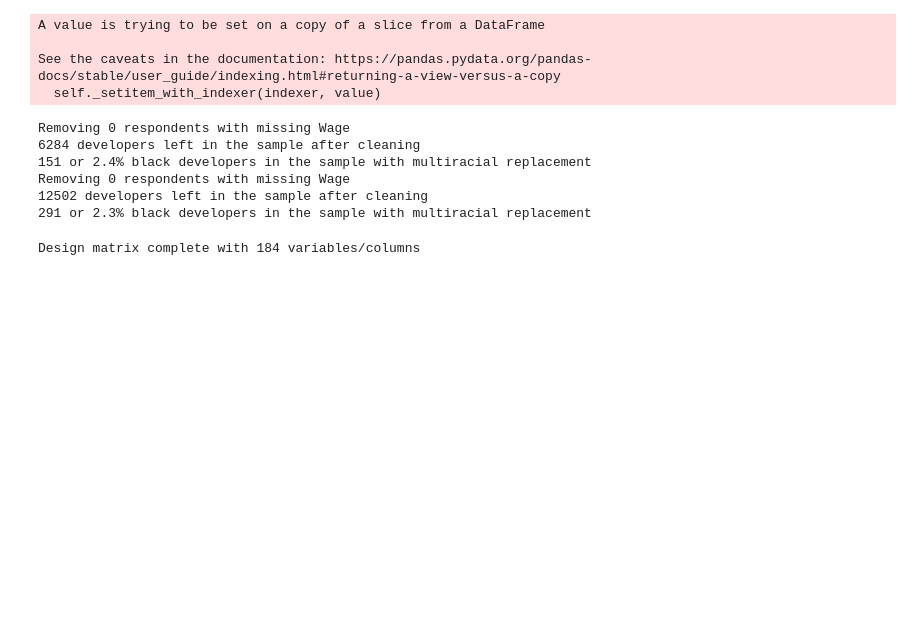
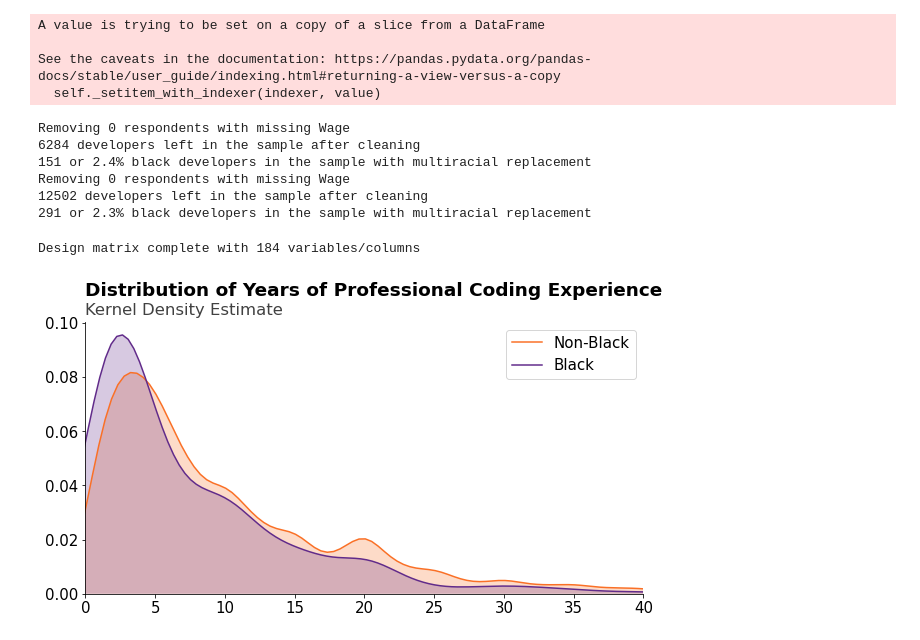
Before and after one commit to whoisnnamdi/black-dev-2020, a Jupyter notebook: code/representation.ipynb, the cells around one changed output. Drawn from its saved outputs; the diff is of its cells as text; code cells hidden in the pictures; blank space fills up the shorter version.

```diff
--- a/code/representation.ipynb
+++ b/code/representation.ipynb
@@ -45,3 +46,17 @@ data = pd.concat([data_2020, data_2019], axis=0)
 X, Y = prep.design_matrix(data, categorical, numeric, base, outcome)
 # %% [output]
 Design matrix complete with 184 variables/columns
+# %%
+plt.rcParams.update({"font.size": 15})
+plt.figure(figsize=(10,5))
+ax = sns.kdeplot(X.loc[X["Ethnicity_Black_or_of_African_descent"] == 0]["YearsCodePro"], shade=True, color=colors[0])
+ax2 = sns.kdeplot(X.loc[X["Ethnicity_Black_or_of_African_descent"] == 1]["YearsCodePro"], shade=True, color=colors[-1])
+plt.text(x=0, y=0.11, s="Distribution of Years of Professional Coding Experience", fontsize=18.5, fontweight='semibold', color='black')
+plt.text(x=0, y=0.103, s='Kernel Density Estimate', fontsize=16.5, color='#414141')
+plt.legend(["Non-Black", "Black"])
+sns.despine()
+plt.xlim(0, 40)
+plt.savefig('progression_experience_kde.png', format='png', dpi=200)
+plt.show()
+# %% [output]
+[figure, added]
```
Also changed, not shown: parts of 7 cells of this notebook, 2 other files.
